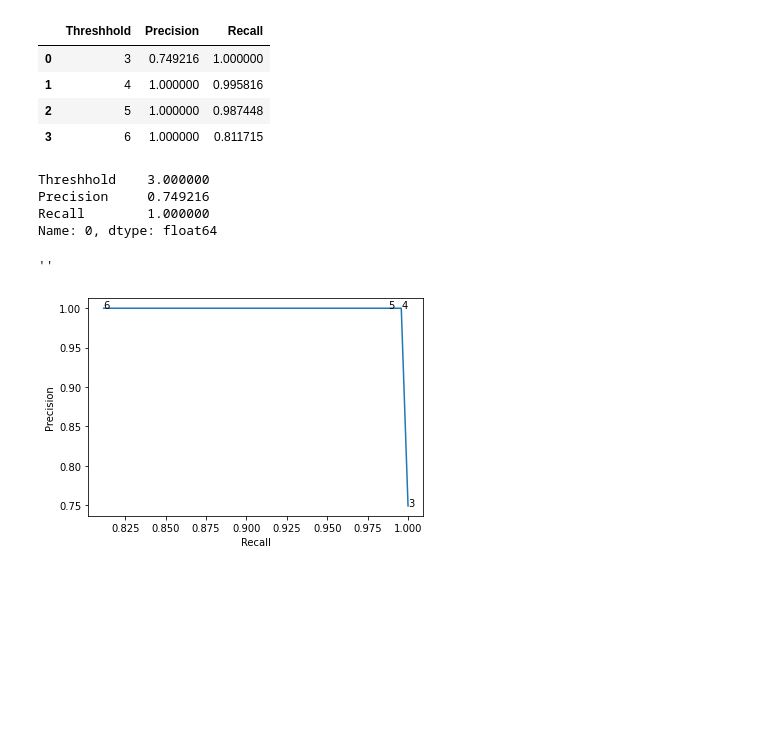
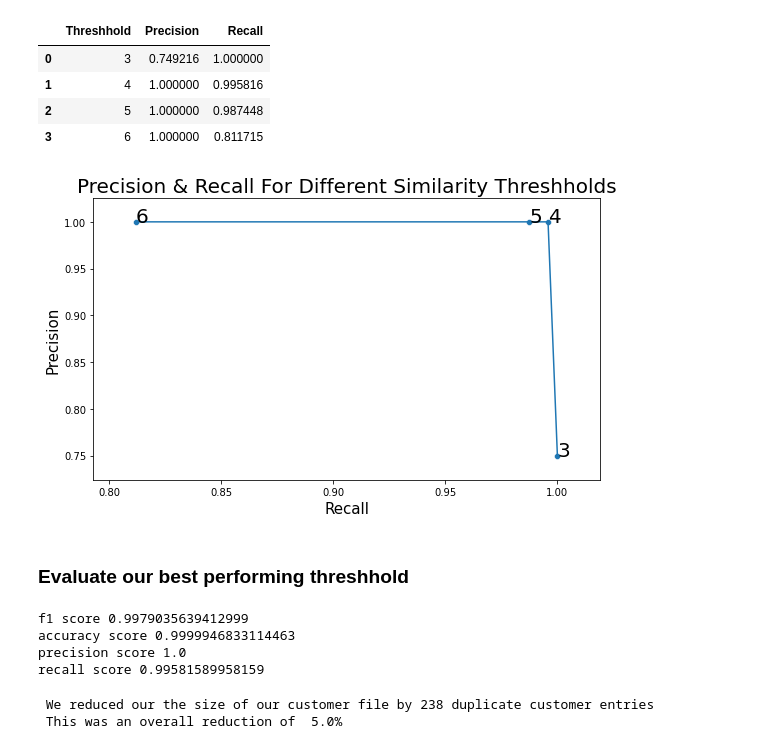
Before and after one commit to zander1268/customer-ID-resolution, a Jupyter notebook: ID_resolution_jpnotebook.ipynb, the cells around one changed output. Drawn from its saved outputs; the diff is of its cells as text; code cells hidden in the pictures; blank space fills up the shorter version.

```diff
--- a/ID_resolution_jpnotebook.ipynb
+++ b/ID_resolution_jpnotebook.ipynb
@@ -346,21 +306,24 @@ p_r_curve_df
 | 1 | 4 | 1.000000 | 0.995816 |
 | 2 | 5 | 1.000000 | 0.987448 |
 | 3 | 6 | 1.000000 | 0.811715 |
-# %%
-p_r_curve_df.loc[0]["Recall"]
-# %% [output]
-Threshhold    3.000000
-Precision     0.749216
-Recall        1.000000
-Name: 0, dtype: float64
 # %%
-fig, ax = plt.subplots()
-sns.lineplot(data=p_r_curve_df,x="Recall",y="Precision",markers=True)
-ax.annotate("3",(p_r_curve_df.loc[0]["Recall"],p_r_curve_df.loc[0]["Precision"]))
-ax.annotate("4",(p_r_curve_df.loc[1]["Recall"],p_r_curve_df.loc[1]["Precision"]))
-ax.annotate("5",(p_r_curve_df.loc[2]["Recall"],p_r_curve_df.loc[2]["Precision"]))
-ax.annotate("6",(p_r_curve_df.loc[3]["Recall"],p_r_curve_df.loc[3]["Precision"]))
-;
+fig, ax = plt.subplots(figsize=(8,5))
+sns.scatterplot(data=p_r_curve_df,x="Recall",y="Precision",markers=True)
+ax.annotate("3",(p_r_curve_df.loc[0]["Recall"],p_r_curve_df.loc[0]["Precision"]),fontsize=20)
+ax.annotate("4",(p_r_curve_df.loc[1]["Recall"],p_r_curve_df.loc[1]["Precision"]),fontsize=20)
+ax.annotate("5",(p_r_curve_df.loc[2]["Recall"],p_r_curve_df.loc[2]["Precision"]),fontsize=20)
+ax.annotate("6",(p_r_curve_df.loc[3]["Recall"],p_r_curve_df.loc[3]["Precision"]),fontsize=20)
+ax.set_ybound(1.25)
+ax.set_title("Precision & Recall For Different Similarity Threshholds",fontsize=20)
+sns.lineplot(data=p_r_curve_df,x="Recall",y="Precision");
+
+ax.set_xlabel("Recall",fontsize=15)
+ax.set_ylabel("Precision",fontsize=15)
+
+plt.margins(.1,.1)
+plt.tight_layout()
+plt.savefig("Visuals/p&r_roc_curve.png")
 # %% [output]
-''
-[figure, old version]
+[figure, new version]
+# %% [markdown]
+### Evaluate our best performing threshhold
@@ -366,0 +334,17 @@ ax.annotate("6",(p_r_curve_df.loc[3]["Recall"],p_r_curve_df.loc[3]["Precision"])
+# %%
+print(f'f1 score {f1_score(y_pred=features_merge["Similarity_score"],y_true=features_merge["Actual_similarity_score"])}')
+print(f'accuracy score {accuracy_score(y_pred=features_merge["Similarity_score"],y_true=features_merge["Actual_similarity_score"])}')
+print(f'precision score {precision_score(y_pred=features_merge["Similarity_score"],y_true=features_merge["Actual_similarity_score"])}')
+print(f'recall score {recall_score(y_pred=features_merge["Similarity_score"],y_true=features_merge["Actual_similarity_score"])}')
+# %% [output]
+f1 score 0.9979035639412999
+accuracy score 0.9999946833114463
+precision score 1.0
+recall score 0.99581589958159
+# %%
+print(f' We reduced our the size of our customer file by {len(features_merge[features_merge["Similarity_score"]==1])} duplicate customer entries')
+import numpy as np
+print(f' This was an overall reduction of  {np.round( len(features_merge[features_merge["Similarity_score"]==1]) / len(dfA)*100)}%')
+# %% [output]
+ We reduced our the size of our customer file by 238 duplicate customer entries
+ This was an overall reduction of  5.0%
```
Also changed, not shown: parts of 6 cells of this notebook, 1 other file.
